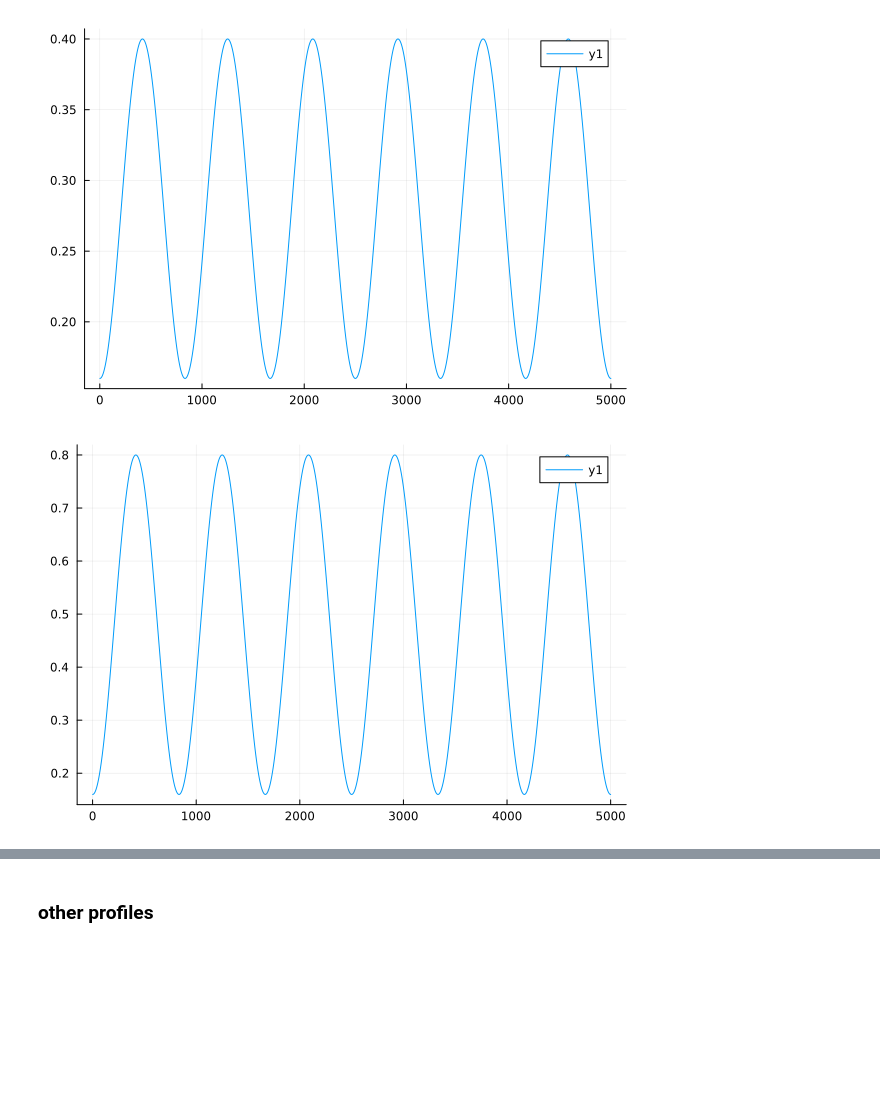
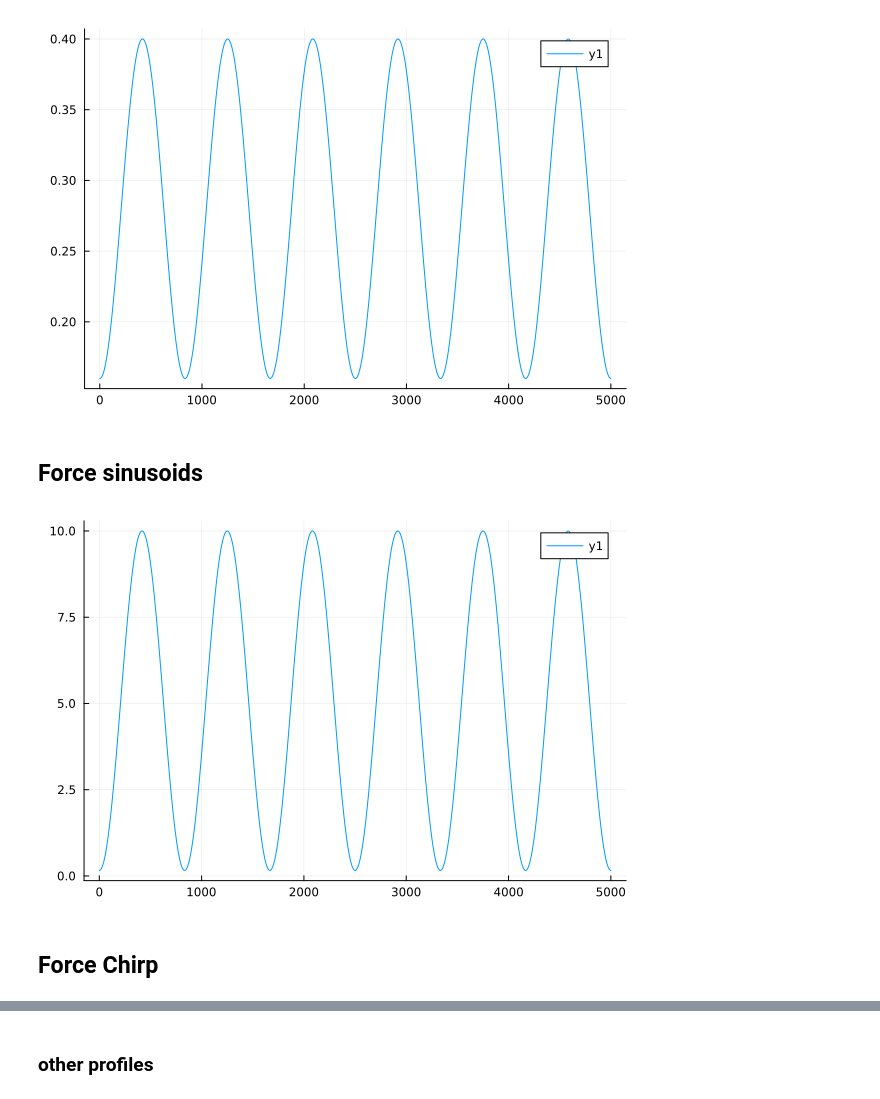
Before and after one commit to natmtc/flexible-motoneuron-control, a Jupyter notebook: Controller_force_tracking.ipynb, the cells around one changed output, grey strips where cells are left out. Cells and saved outputs as stored; diff of their text form; code cells hidden in the pictures; blank space fills up the shorter version.

```diff
--- a/Controller_force_tracking.ipynb
+++ b/Controller_force_tracking.ipynb
@@ -211,31 +220,33 @@ inh_input=fill(factor*amplitude, sim_length);
 Plots.plot(tr)
 # %% [output]
 [figure]
+# %% [markdown]
+## Force sinusoids
 # %%
-#FORCE SINUSOIDS
-
 # x_values = range(0, stop=frequency*2π, length=sim_length)
 # tr = (amplitude / 2) * sin.(x_values .- π/2) .+ (amplitude / 2)
 sim_length=5000
 frequency = 1.2    # Frequency in Hz
 amplitude_min = 0.16
-amplitude_max = 0.8
+amplitude_max = 10
 duration = 5      # Duration in seconds
 
 # Time array
 t = range(0, stop=duration, length=sim_length)
 
 # Generate the sinusoidal signal with a frequency of 3 Hz
 x_values = 2 * π * frequency * t
 signal = sin.(x_values .- π/2)  # Adjust phase to start at minimum
 
 # Scale the signal to range from 0.16 to 0.4
 signal = (signal .+ 1) / 2  # Normalize to range [0, 1]
 ideal_force = signal * (amplitude_max - amplitude_min) .+ amplitude_min  # Scale to range [0.16, 0.4]
 
 Plots.plot(ideal_force)
 # %% [output]
-[figure, old version]
+[figure, new version]
+# %% [markdown]
+## Force Chirp
 # %%
 # sim_length=10000
 # duration = 10.0  # Duration in seconds
```
Also changed, not shown: parts of 10 cells of this notebook, 1 other file.
